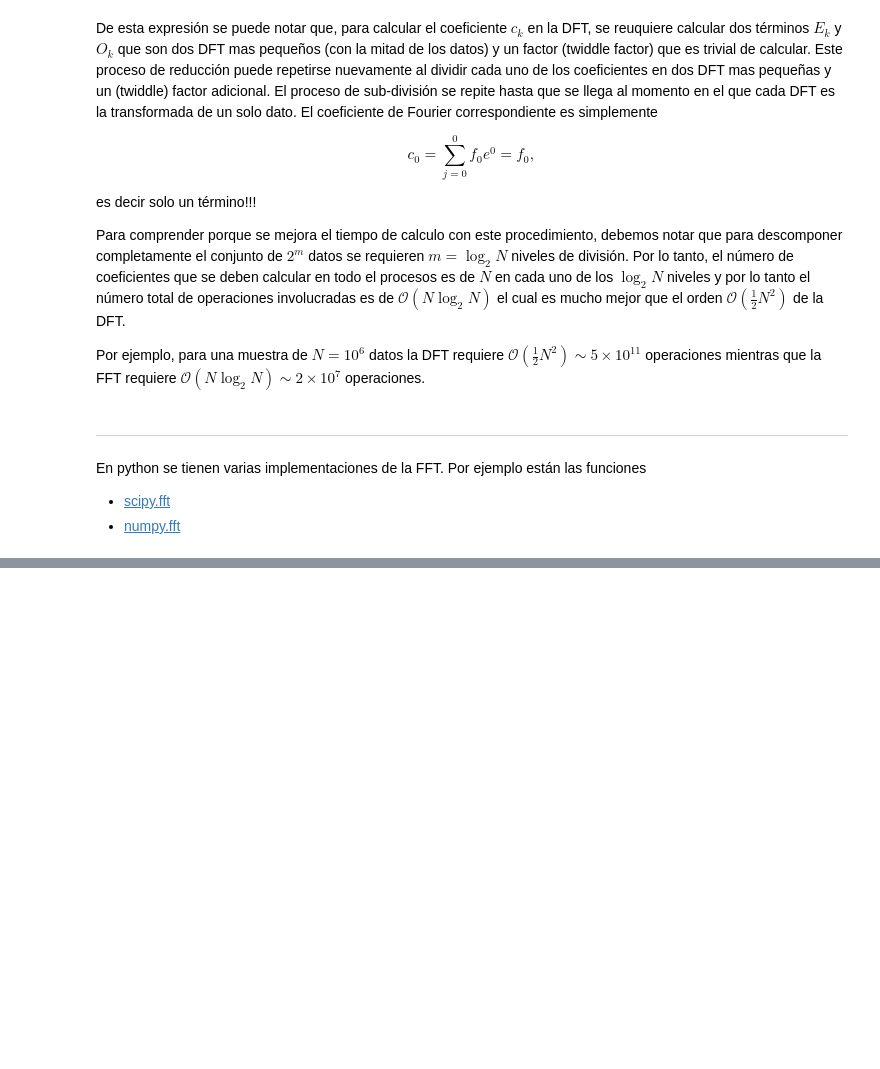
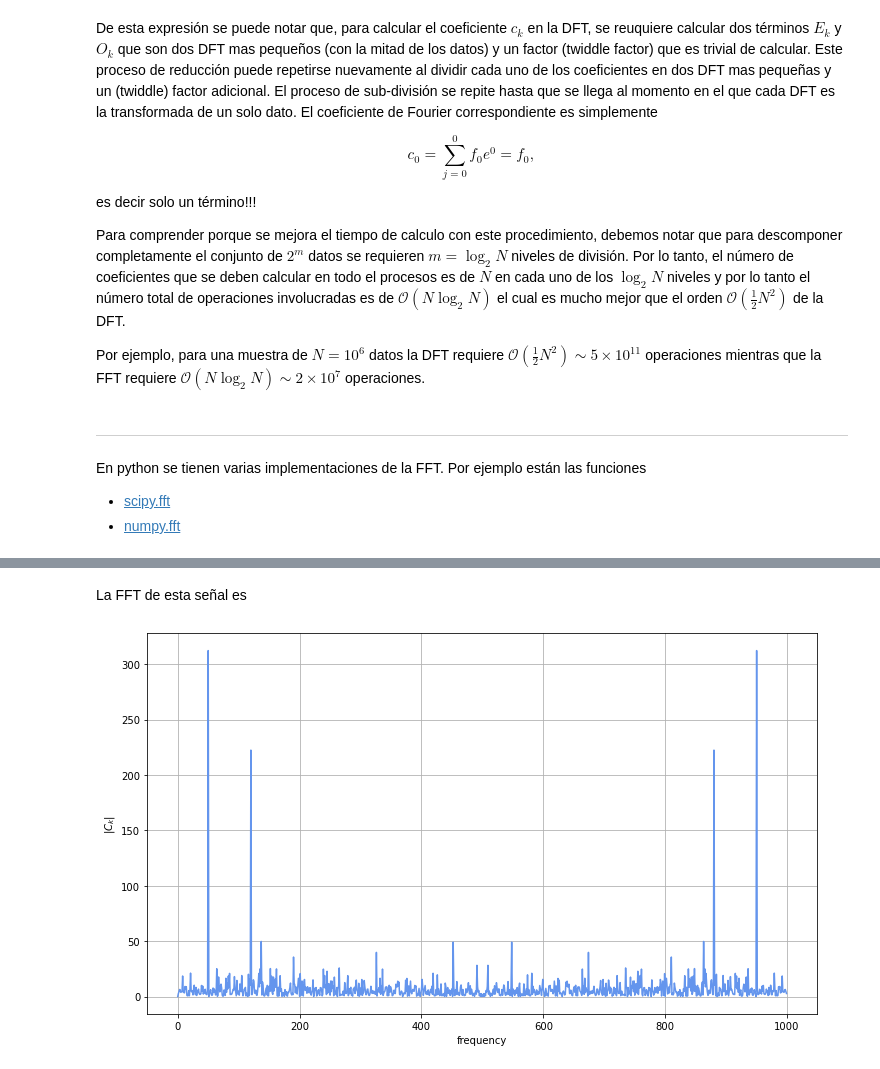
Before and after one commit to ashcat2005/ComputationalAstrophysics2022, a Jupyter notebook: 05. Transformada Fourier/01. Transformada de Fourier.ipynb, the cells around one changed output, grey strips where cells are left out. Cells and saved outputs as stored; diff of their text form; code cells hidden in the pictures; blank space fills up the shorter version.

```diff
--- a/05. Transformada Fourier/01. Transformada de Fourier.ipynb
+++ b/05. Transformada Fourier/01. Transformada de Fourier.ipynb
@@ -277,0 +323,20 @@ En python se tienen varias implementaciones de la FFT. Por ejemplo están las fu
+# %% [markdown]
+La FFT de esta señal es
+# %%
+## Fast Fourier Transform
+n = len(t)
+c = np.fft.fft(signal, n) #computes the fft
+
+psd = c*np.conj(c)/n
+freq = (1/(dt*n)) * np.arange(n) #frequency array
+#idxs_half = np.arange(1, np.floor(n/2), dtype=np.int32) #first half index
+
+plt.figure(figsize=(12,7))
+plt.plot(freq, abs(psd), color='cornflowerblue')
+plt.title('')
+plt.xlabel(r'frequency')
+plt.ylabel(r'$\left| C_k \right|$')
+plt.grid()
+plt.show()
+# %% [output]
+[figure, added]
```
Also changed, not shown: parts of 9 cells of this notebook, 7 other files.
